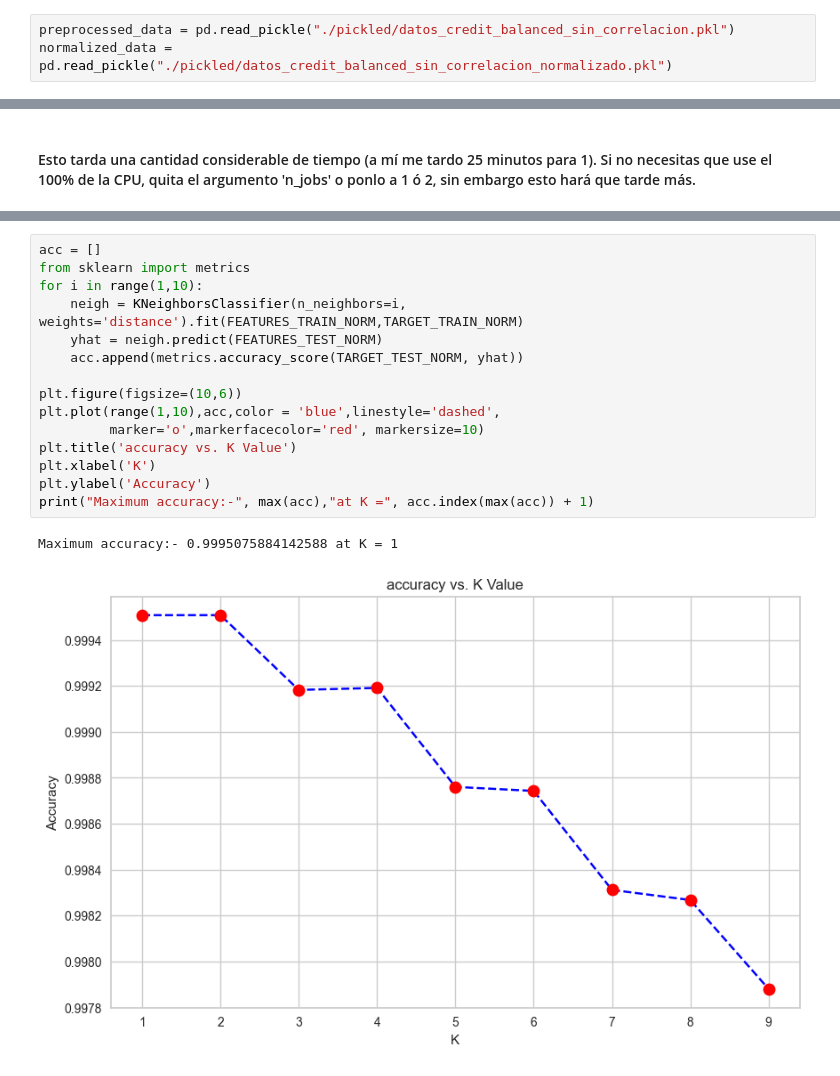
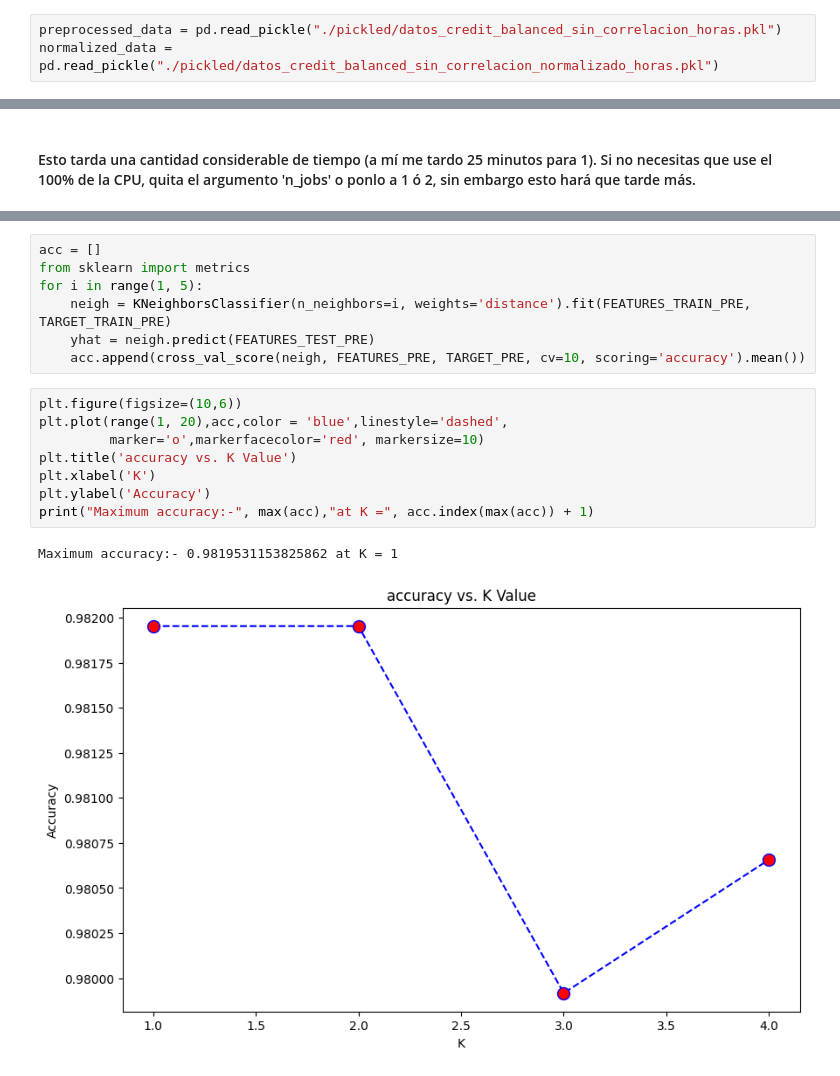
Before and after one commit to cracksuxer/TID_Grupo, a Jupyter notebook: classifier.ipynb, the cells around one changed output, grey strips where cells are left out. Cells and saved outputs as stored; diff of their text form.

Commit message:
Stuck in classifier KNN=1

```diff
--- a/classifier.ipynb
+++ b/classifier.ipynb
@@ -16,8 +14,8 @@ console = Console()
 # %% [markdown]
 #### Clasificador K-NN
 # %%
-preprocessed_data = pd.read_pickle("./pickled/datos_credit_balanced_sin_correlacion.pkl")
-normalized_data = pd.read_pickle("./pickled/datos_credit_balanced_sin_correlacion_normalizado.pkl")
+preprocessed_data = pd.read_pickle("./pickled/datos_credit_balanced_sin_correlacion_horas.pkl")
+normalized_data = pd.read_pickle("./pickled/datos_credit_balanced_sin_correlacion_normalizado_horas.pkl")
 # %% [markdown]
 #### Definimos los atributos y la clase objetivo para separar los datos en entrenamiento y prueba
 # %%
@@ -61,18 +57,18 @@ Minimum error:- 0.024638165415120553 at K = 0
+# %%
+acc = []
+from sklearn import metrics
+for i in range(1, 5):
+    neigh = KNeighborsClassifier(n_neighbors=i, weights='distance').fit(FEATURES_TRAIN_PRE, TARGET_TRAIN_PRE)
+    yhat = neigh.predict(FEATURES_TEST_PRE)
+    acc.append(cross_val_score(neigh, FEATURES_PRE, TARGET_PRE, cv=10, scoring='accuracy').mean())
 # %%
-acc = []
-from sklearn import metrics
-for i in range(1,10):
-    neigh = KNeighborsClassifier(n_neighbors=i, weights='distance').fit(FEATURES_TRAIN_NORM,TARGET_TRAIN_NORM)
-    yhat = neigh.predict(FEATURES_TEST_NORM)
-    acc.append(metrics.accuracy_score(TARGET_TEST_NORM, yhat))
-
 plt.figure(figsize=(10,6))
-plt.plot(range(1,10),acc,color = 'blue',linestyle='dashed',
+plt.plot(range(1, 20),acc,color = 'blue',linestyle='dashed',
          marker='o',markerfacecolor='red', markersize=10)
 plt.title('accuracy vs. K Value')
 plt.xlabel('K')
 plt.ylabel('Accuracy')
 print("Maximum accuracy:-", max(acc),"at K =", acc.index(max(acc)) + 1)
 # %% [output]
-Maximum accuracy:- 0.9995075884142588 at K = 1
+Maximum accuracy:- 0.9819531153825862 at K = 1
-[figure, old version]
+[figure, new version]
```
Also changed, not shown: parts of 3 cells of this notebook, 3 other files.
